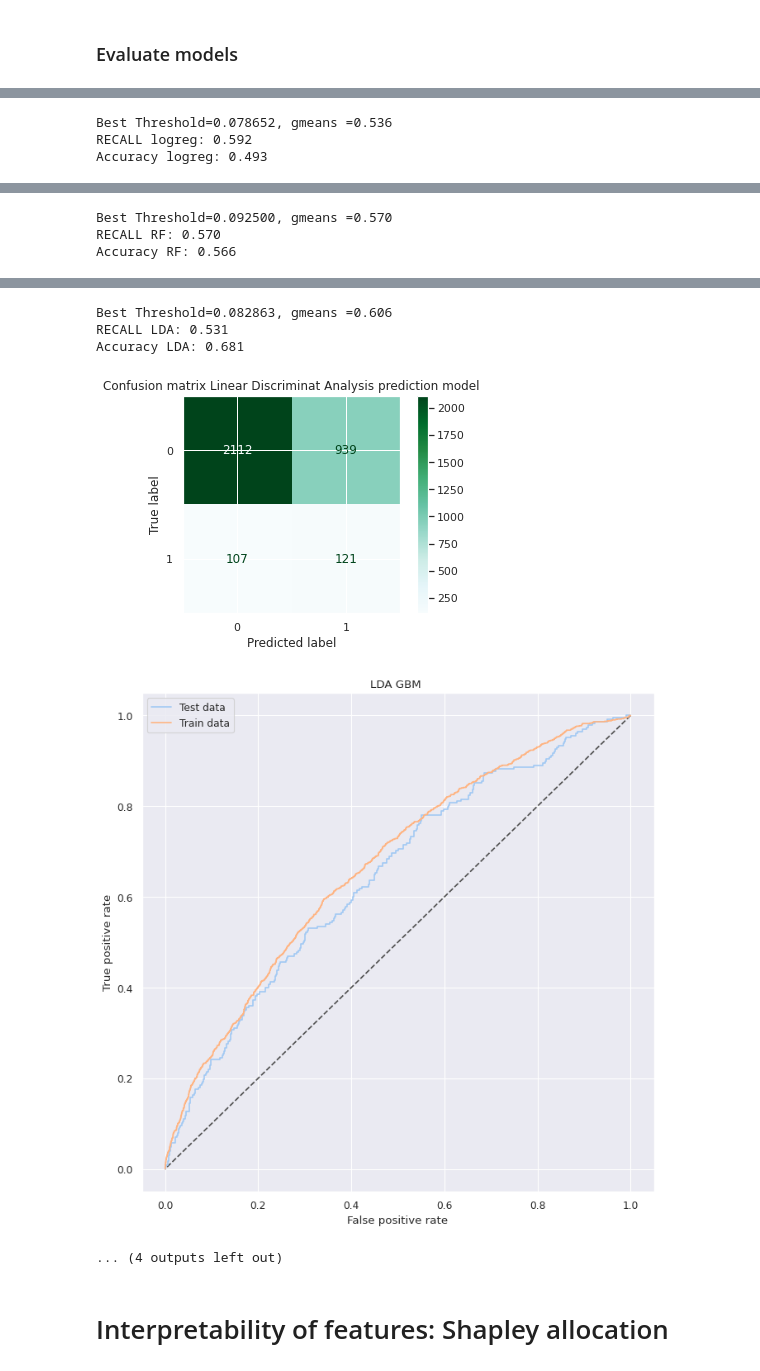
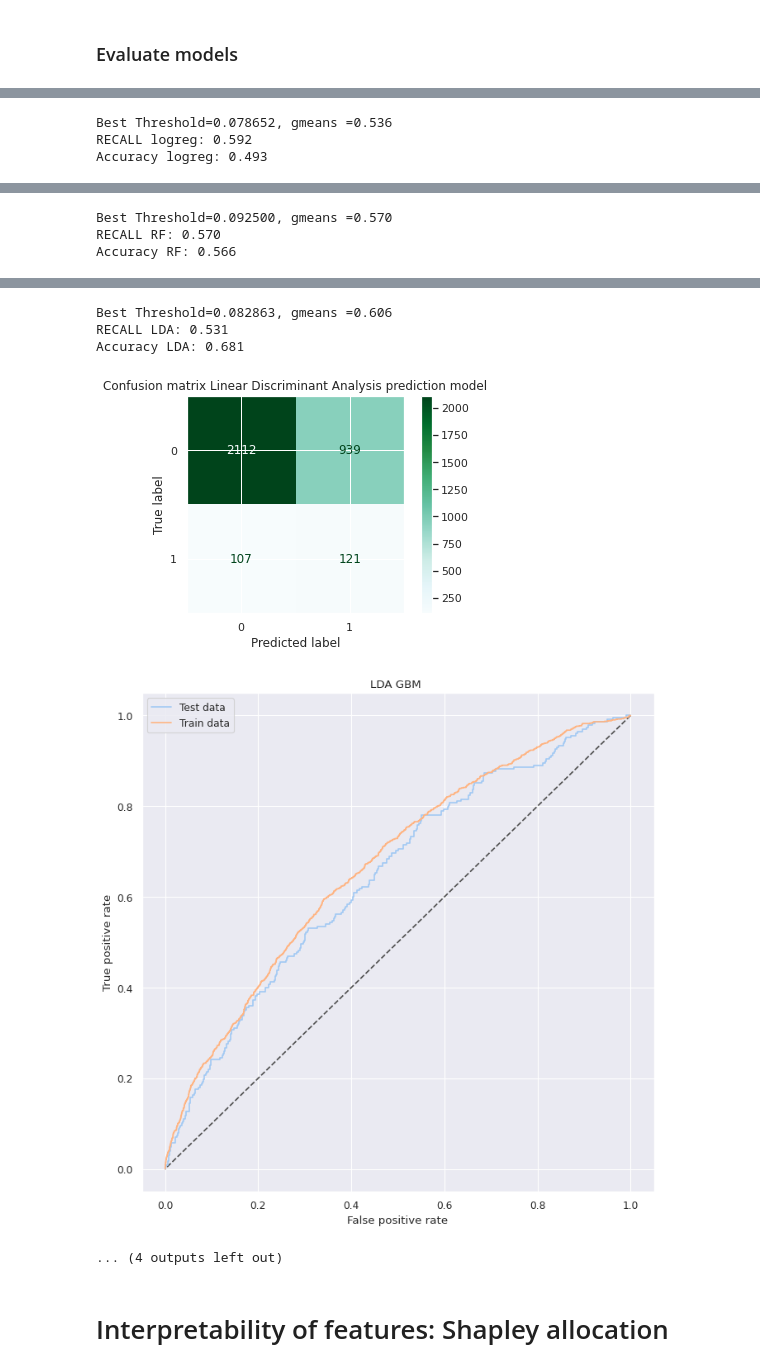
Before and after one commit to sondreid/BAN427, a Jupyter notebook: Ban427_google.ipynb, the cells around one changed output, grey strips where cells are left out. Drawn from its saved outputs; the diff is of its cells as text; code cells hidden in the pictures.

```diff
--- a/Ban427_google.ipynb
+++ b/Ban427_google.ipynb
@@ -521,7 +523,11 @@ rfc_ms = rfc_ms.fit(xtrain_ms, ytrain_ms)
 
 def find_optimal_threshold(model, test_set_x, test_set_y):
     """
-    Outputs .....
+    Function that tests various tresholds based on the gmean metric.
+    Parameters:
+      @model: fitted model
+      @test_set_x: features test dataset
+      @test_set_y: target variable test dataset
     """
     preds_model = model.predict_proba(test_set_x)[:,1]
     fpr, tpr, thresholds = metrics.roc_curve(test_set_y, preds_model)
@@ -817,37 +822,37 @@ roc(ytrain_avg_income_fc, xtrain_avg_income_fc, ytest_avg_income_fc, xtest_avg_i
 ypred_lda_avg_income = (lda_avg_income_fc.predict_proba(xtest_avg_income_fc)[:,1]  >= find_optimal_threshold(lda_avg_income_fc, xtest_avg_income_fc, ytest_avg_income_fc)).astype(bool)
 print('RECALL LDA: %.3f' % recall_score(ytest_avg_income_fc, ypred_lda_avg_income))
 print('Accuracy LDA: %.3f' % accuracy_score(ytest_avg_income_fc, ypred_lda_avg_income))
-clear_conf_matrix(ytest_avg_income_fc, ypred_lda_avg_income, 'Confusion matrix Linear Discriminat Analysis prediction model')
+clear_conf_matrix(ytest_avg_income_fc, ypred_lda_avg_income, 'Confusion matrix Linear Discriminant Analysis prediction model')
 roc(ytrain_avg_income_fc, xtrain_avg_income_fc, ytest_avg_income_fc, xtest_avg_income_fc, lda_avg_income_fc, 'LDA GBM ')
 
 
 
 #GBM
 ypred_gbm_avg_income = (gbm_avg_income_fc.predict_proba(xtest_avg_income_fc)[:,1]  >= find_optimal_threshold(gbm_avg_income_fc, xtest_avg_income_fc, ytest_avg_income_fc)).astype(bool)
 print('RECALL gbm: %.3f' % recall_score(ytest_avg_income_fc, ypred_gbm_avg_income))
 print('Accuracy gbm: %.3f' % accuracy_score(ytest_avg_income_fc, ypred_gbm_avg_income))
-clear_conf_matrix(ytest_avg_income_fc, ypred_gbm_avg_income, 'Confusion matrix Naive Bayes prediction model')
+clear_conf_matrix(ytest_avg_income_fc, ypred_gbm_avg_income, 'Confusion matrix GBM prediction model')
 roc(ytrain_avg_income_fc, xtrain_avg_income_fc, ytest_avg_income_fc, xtest_avg_income_fc, gbm_avg_income_fc, 'ROC GBM ')
 # %% [output]
 Best Threshold=0.126995, gmeans =0.589
 RECALL NB: 0.592
 Accuracy NB: 0.587
 [figure]
 [figure]
 Best Threshold=0.078652, gmeans =0.536
 RECALL logreg: 0.592
 Accuracy logreg: 0.493
 [figure]
 [figure]
 Best Threshold=0.092500, gmeans =0.570
 RECALL RF: 0.570
 Accuracy RF: 0.566
 [figure]
 [figure]
 Best Threshold=0.082863, gmeans =0.606
 RECALL LDA: 0.531
 Accuracy LDA: 0.681
-[figure, old version]
+[figure, new version]
 [figure]
 ... (4 outputs left out)
 # %% [markdown]
```
Also changed, not shown: parts of 4 cells of this notebook.
